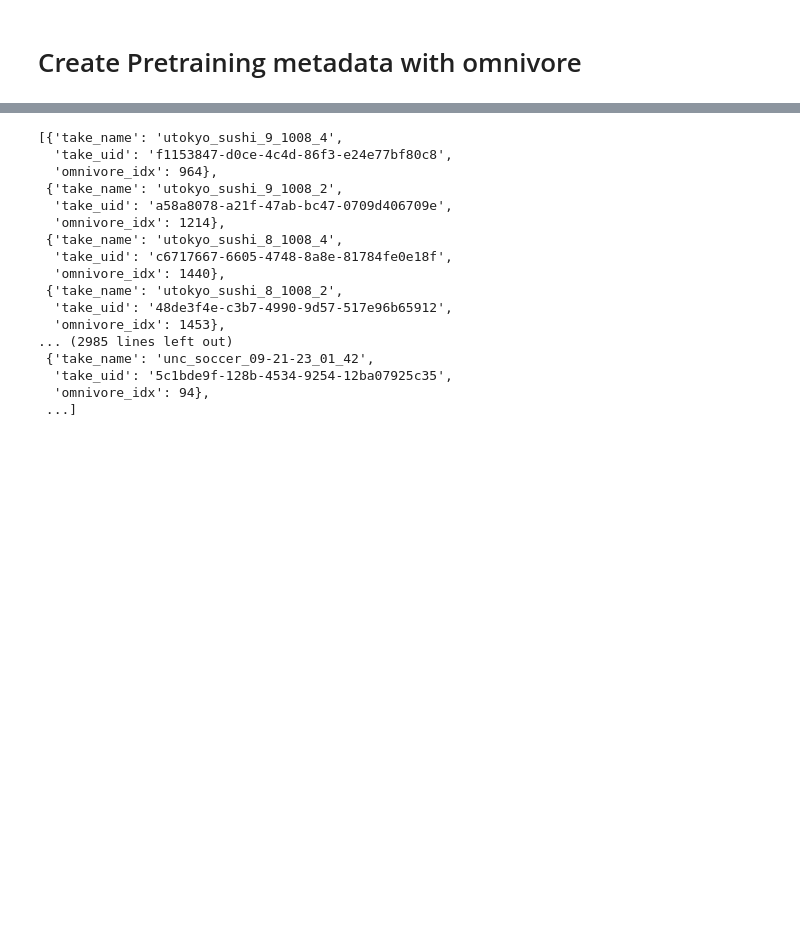
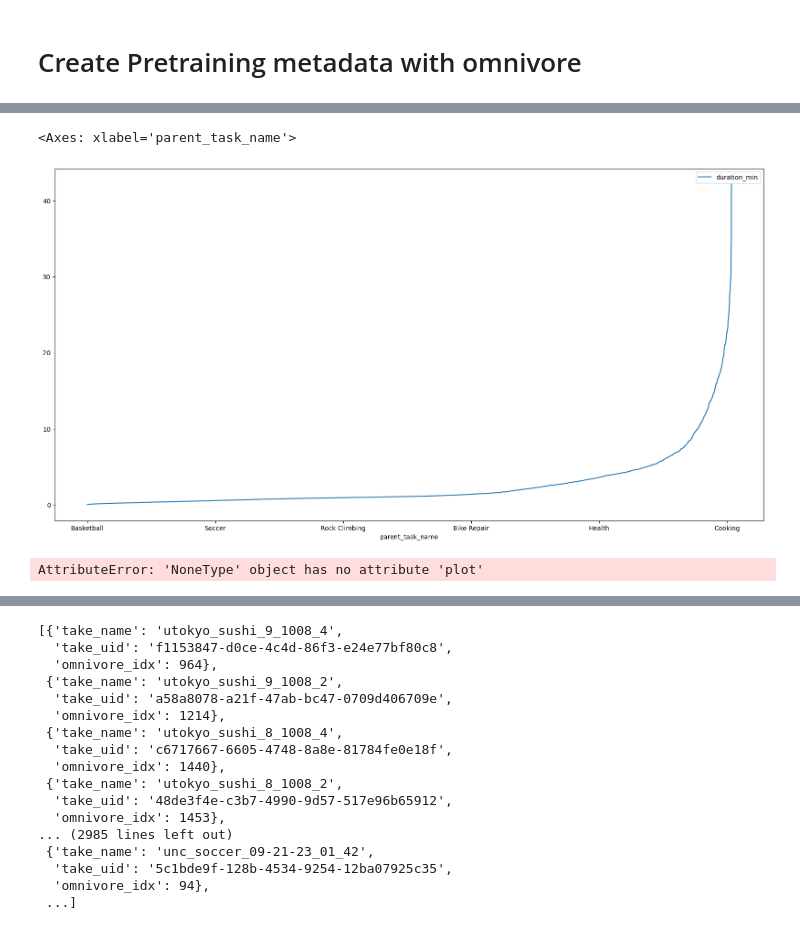
Before and after one commit to amir-goudarzi/IMU_testing, a Jupyter notebook: notebooks/egoexo4d.ipynb, the cells around one changed output, grey strips where cells are left out. Drawn from its saved outputs; the diff is of its cells as text; code cells hidden in the pictures; blank space fills up the shorter version.

```diff
--- a/notebooks/egoexo4d.ipynb
+++ b/notebooks/egoexo4d.ipynb
@@ -220,0 +242,6 @@ missing_files = pkl.load(open(os.path.join('../data', 'EgoExo4D', 'missing_files
+# %%
+df = pd.read_json(os.path.join(ego_exo_root, 'takes.json'))
+df = df[['task_id', 'task_name', 'parent_task_id', 'parent_task_name', 'duration_sec']]
+# %%
+df['duration_min'] = df['duration_sec'] / 60
+df = df.sort_values(by=['duration_min'], ascending=True)
@@ -221,3 +263,12 @@ missing_files = pkl.load(open(os.path.join('../data', 'EgoExo4D', 'missing_files
+# %%
+df.plot(kind='line', x='parent_task_name', y='duration_min', figsize=(20,10))
+# %% [output]
+<Axes: xlabel='parent_task_name'>
+[figure, added]
+# %%
+df.plot(kind='line', y='task_id', figsize=(20,10))
+# %% [output]
+AttributeError: 'NoneType' object has no attribute 'plot'
 # %%
 annotations_pretrain = []
 frame_skip = []
```
Also changed, not shown: parts of 17 cells of this notebook, 6 other files.
